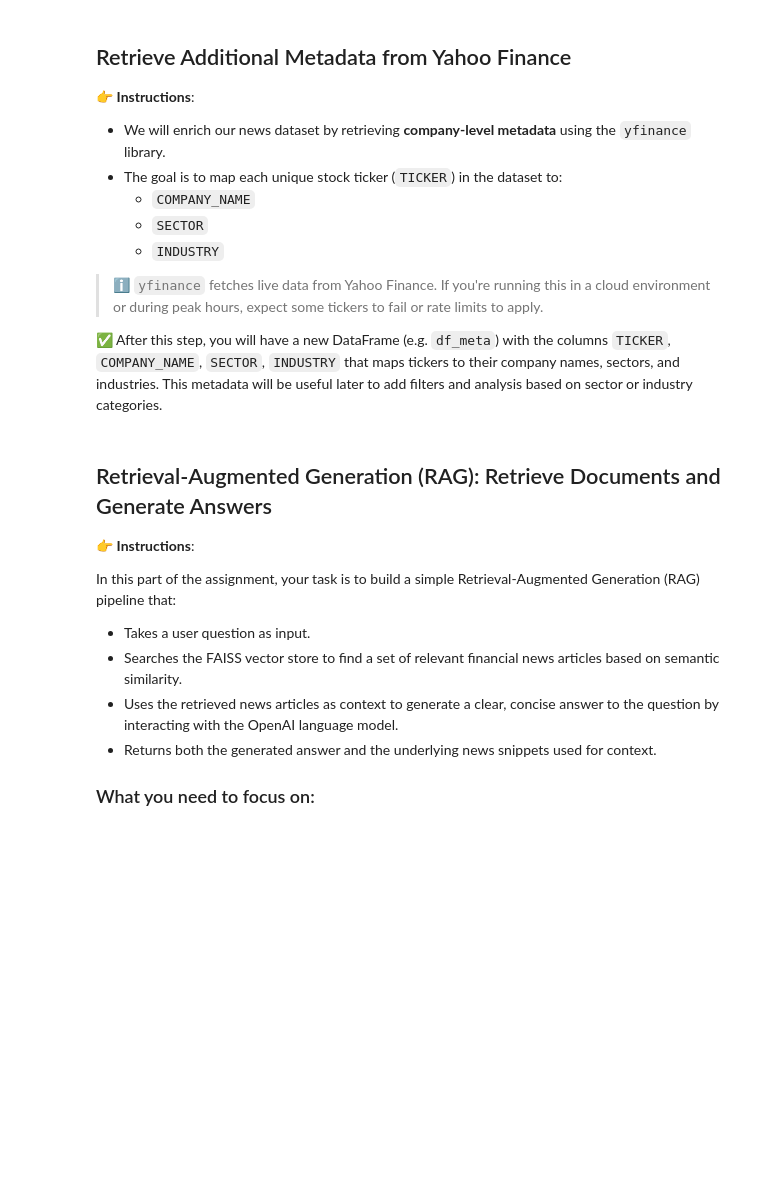
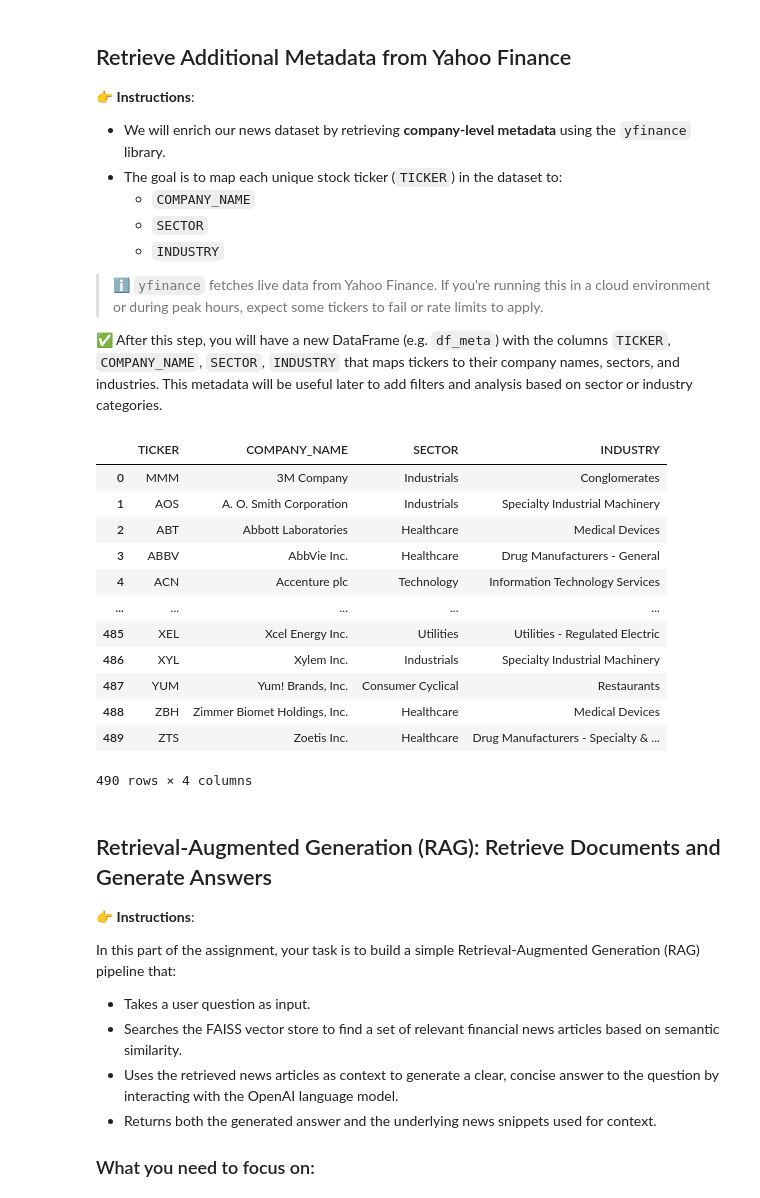
Before and after one commit to ludanortmun/itesm-mna-fintech, a Jupyter notebook: notebooks/news_rag_sp500_ortegaA01795197.ipynb, the cells around one changed output. Drawn from its saved outputs; the diff is of its cells as text; code cells hidden in the pictures; blank space fills up the shorter version.

```diff
--- a/notebooks/news_rag_sp500_ortegaA01795197.ipynb
+++ b/notebooks/news_rag_sp500_ortegaA01795197.ipynb
@@ -99,7 +84,7 @@ These will be embedded into vectors and used for semantic retrieval.
 # %%
 K = 25
 # %%
-df_news = pd.read_csv('df_news.csv')
+df_news = pd.read_csv('data/df_news.csv')
 df_news['PUBLICATION_DATE'] = pd.to_datetime(df_news['PUBLICATION_DATE']).dt.date
 display(df_news)
 # %% [output]
@@ -238,3 +239,34 @@ As the moonlight kissed the enchanted meadow, a gentle unicorn named Luna danced
+# %%
+ticker_meta = {
+    'TICKER': [],
+    'COMPANY_NAME': [],
+    'SECTOR': [],
+    'INDUSTRY': []
+}
+
+for ticker in df_news['TICKER'].unique():
+    yf_ticker = yf.Ticker(ticker)
+    ticker_meta['TICKER'].append(ticker)
+    ticker_meta['COMPANY_NAME'].append(yf_ticker.info['longName'])
+    ticker_meta['SECTOR'].append(yf_ticker.info['sector'])
+    ticker_meta['INDUSTRY'].append(yf_ticker.info['industry'])
+# %%
+df_meta = pd.DataFrame(ticker_meta)
+display(df_meta)
+# %% [output]
+|  | TICKER | COMPANY_NAME | SECTOR | INDUSTRY |
+| 0 | MMM | 3M Company | Industrials | Conglomerates |
+| 1 | AOS | A. O. Smith Corporation | Industrials | Specialty Industrial Machinery |
+| 2 | ABT | Abbott Laboratories | Healthcare | Medical Devices |
+| 3 | ABBV | AbbVie Inc. | Healthcare | Drug Manufacturers - General |
+| 4 | ACN | Accenture plc | Technology | Information Technology Services |
+| ... | ... | ... | ... | ... |
+| 485 | XEL | Xcel Energy Inc. | Utilities | Utilities - Regulated Electric |
+| 486 | XYL | Xylem Inc. | Industrials | Specialty Industrial Machinery |
+| 487 | YUM | Yum! Brands, Inc. | Consumer Cyclical | Restaurants |
+| 488 | ZBH | Zimmer Biomet Holdings, Inc. | Healthcare | Medical Devices |
+| 489 | ZTS | Zoetis Inc. | Healthcare | Drug Manufacturers - Specialty & ... |
+490 rows × 4 columns
 # %% [markdown]
 ## Retrieval-Augmented Generation (RAG): Retrieve Documents and Generate Answers
 
```
Also changed, not shown: parts of 19 cells of this notebook.
